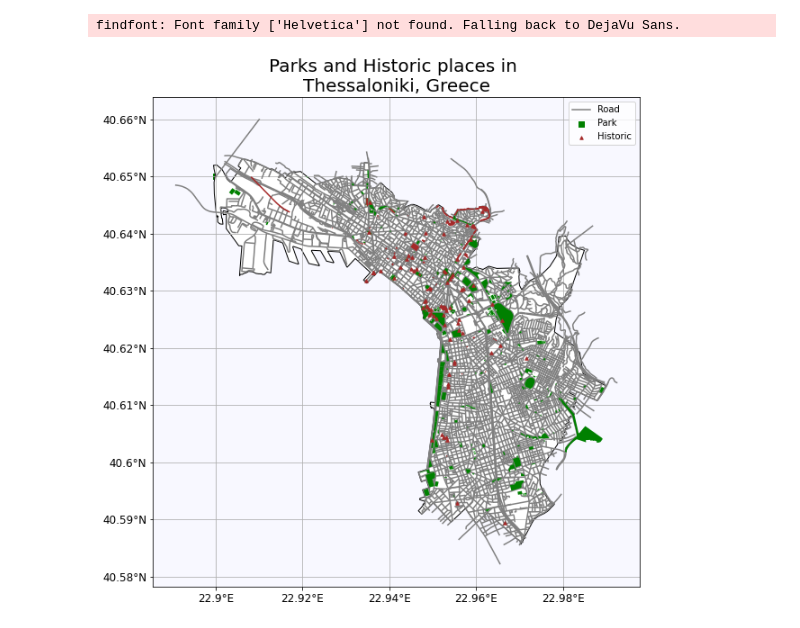
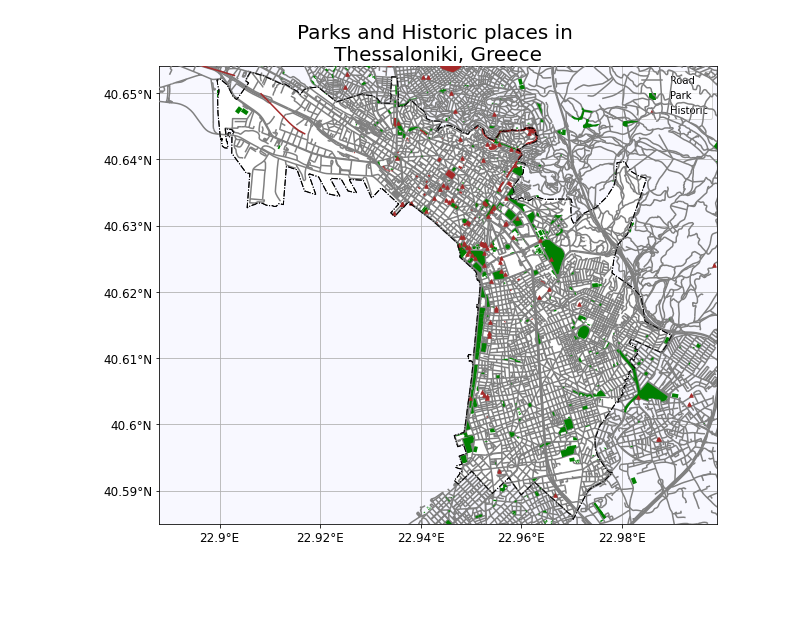
Before and after one commit to touldimos/Python_Modules, a Jupyter notebook: Parks&Historic Thessaloniki.ipynb, the cells around one changed output. Saved outputs shown, nothing was run; the diff lists cells and outputs as text; code cells hidden in the pictures; blank space fills up the shorter version.

```diff
--- a/Parks&Historic Thessaloniki.ipynb
+++ b/Parks&Historic Thessaloniki.ipynb
@@ -95,27 +158,53 @@ grc2
 # %%
+leisure = ox.geometries.geometries_from_place(place_name,  tags = {"leisure":True})
+leisure = leisure[['leisure','name', 'geometry']]
+leisure = leisure[leisure['geometry'].type == 'Polygon']
+historic = ox.geometries.geometries_from_place(place_name,  tags = {"historic":True})
+historic = historic[['historic','name', 'geometry']]
+roads = ox.geometries.geometries_from_place(place_name,  tags = {"highway":True})
+
+crs = fiona.crs.from_epsg(2100)
+geo_parks = gpd.GeoDataFrame(leisure, geometry = 'geometry', crs=crs)
+geo_hist = gpd.GeoDataFrame(historic, geometry = 'geometry', crs=crs)
+geo_road = gpd.GeoDataFrame(roads, geometry = 'geometry', crs=crs)
+# geo_sea = gpd.GeoDataFrame(sea, geometry = 'geometry', crs=crs)
+
+geo_parks2 = geo_parks[geo_parks['leisure'].str.contains('park|garden|playground|dog_park|recreation_ground', na=False)]
+geo_hist2 = geo_hist[geo_hist['geometry'].type == 'Polygon']
+geo_road2 = geo_road[geo_road['geometry'].type != 'Point']
+
+thess = gpd.read_file('thess.json')
+thess2 = gpd.GeoDataFrame(thess, geometry = 'geometry', crs=crs)
+
+grc = gpd.read_file('greece_coast.json')
+grc2 = gpd.GeoDataFrame(grc, geometry = 'geometry', crs=crs)
+
 hfont = {'fontname':'Helvetica'}
 
 formatterY = FuncFormatter(lambda y, pos: u'{0:2g}\N{DEGREE SIGN}N'.format(y))
 formatterX = FuncFormatter(lambda x, pos: u'{0:2g}\N{DEGREE SIGN}E'.format(x))
 
 fig, ax = plt.subplots(figsize = (10, 10))
 ax.scatter(22.9, 40.65, color = 'green', marker = 's',label = 'Park')
 ax.scatter(22.9, 40.65, color = 'brown', marker = '^', s = 12, label = 'Historic', )
 ax.plot([22.9,22.91], [40.65, 40.66], color = 'grey', label = 'Road')
 plt.legend()
-thess2.plot(ax=ax, color = "white", edgecolor = 'black')
+
+thess2.plot(ax=ax, color = "white", edgecolor = 'black', ls = '-.', zorder = 8)
+thess2.plot(ax=ax, color = "none", edgecolor = 'black', ls = '-.', zorder = 12)
 geo_parks.plot(ax=ax, facecolor='green', zorder = 10)
 geo_hist.plot(ax=ax, facecolor='brown', marker = '^', markersize = 12, color = 'brown', zorder = 10)
 geo_road2.plot(ax=ax, facecolor='grey', color = 'grey', zorder = 9)
 # water.plot(ax=ax, facecolor='blue', color = 'blue', zorder = 9)
 ax.grid()
 ax.yaxis.set_major_formatter(formatterY)
 ax.xaxis.set_major_formatter(formatterX)
 ax.tick_params(axis='both', which='major', labelsize=12)
 ax.tick_params(axis='both', which='minor', labelsize=12)
 ax.set_facecolor("ghostwhite")
+ax.set_xlim(22.888, 22.999)
+ax.set_ylim(40.585, 40.654)
 plt.title('Parks and Historic places in \nThessaloniki, Greece', fontsize = 20, **hfont)
 plt.savefig('link.jpg')
 # %% [output]
-findfont: Font family ['Helvetica'] not found. Falling back to DejaVu Sans.
-[figure, old version]
+[figure, new version]
```
Also changed, not shown: parts of 12 cells of this notebook.
